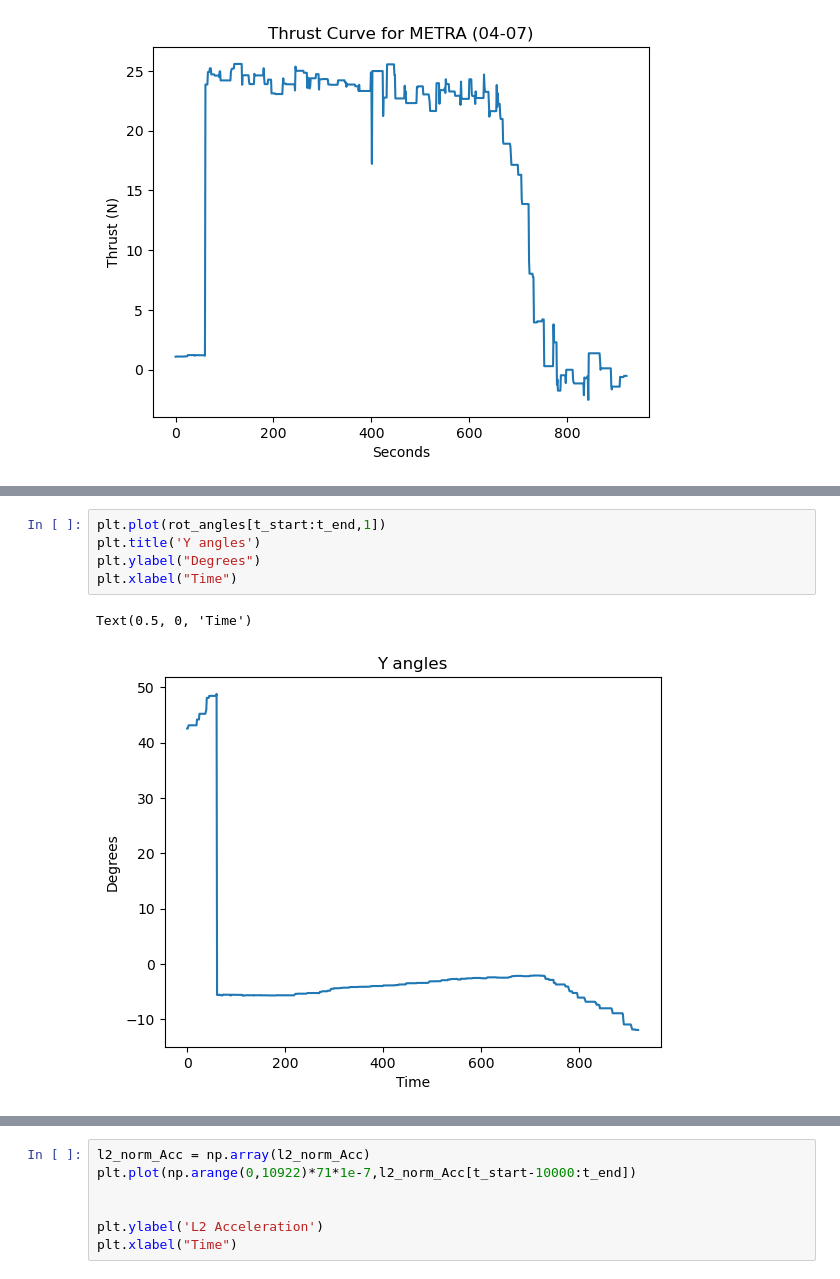
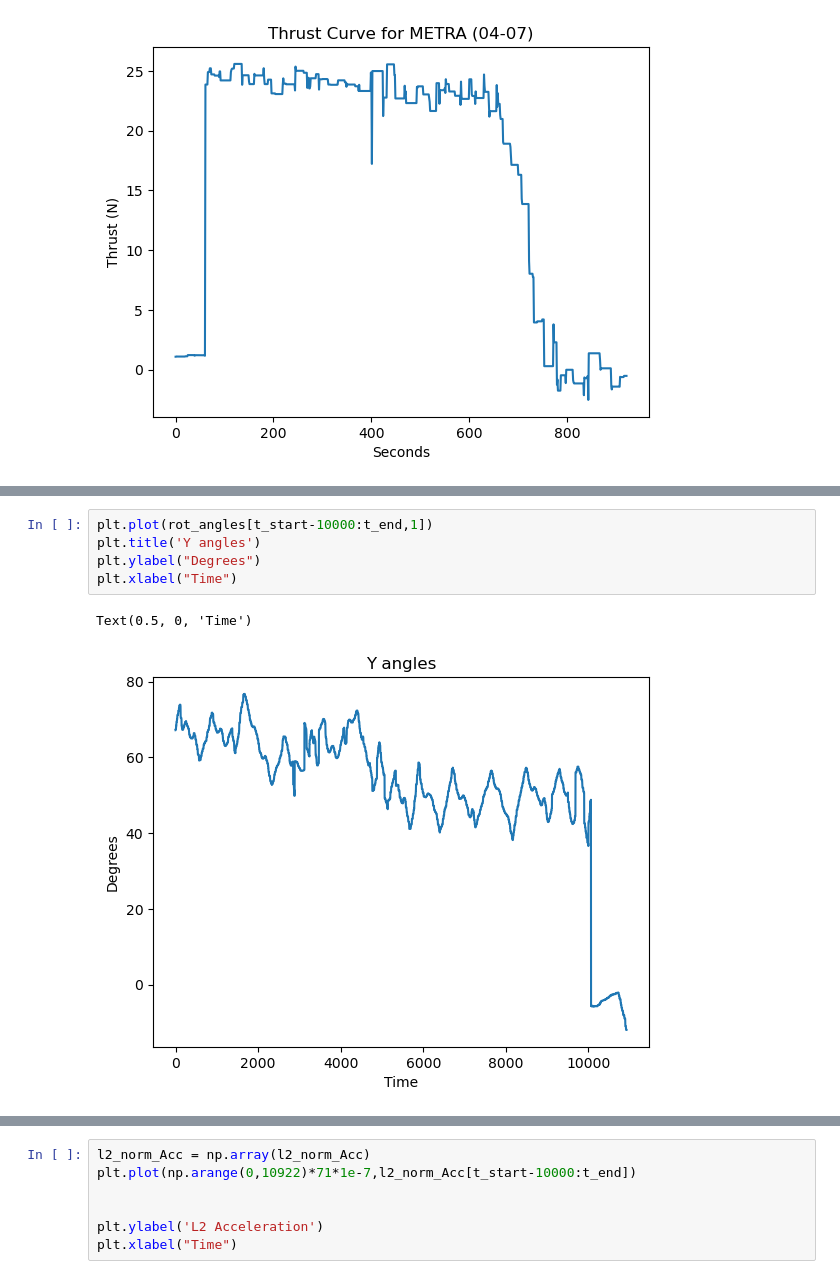
Before and after one commit to Rutgers-RPL/FlightDataAnalysis, a Jupyter notebook: gravityOffsetCalcs.ipynb, the cells around one changed output, grey strips where cells are left out. Drawn from its saved outputs; the diff is of its cells as text.

```diff
--- a/gravityOffsetCalcs.ipynb
+++ b/gravityOffsetCalcs.ipynb
@@ -67,9 +67,9 @@ Text(0.5, 1.0, 'X angles')
 # %%
-plt.plot(rot_angles[t_start:t_end,1])
+plt.plot(rot_angles[t_start-10000:t_end,1])
 plt.title('Y angles')
 plt.ylabel("Degrees")
 plt.xlabel("Time")
 # %% [output]
 Text(0.5, 0, 'Time')
-[figure, old version]
+[figure, new version]
 # %%
```
Also changed, not shown: parts of 2 cells of this notebook.
